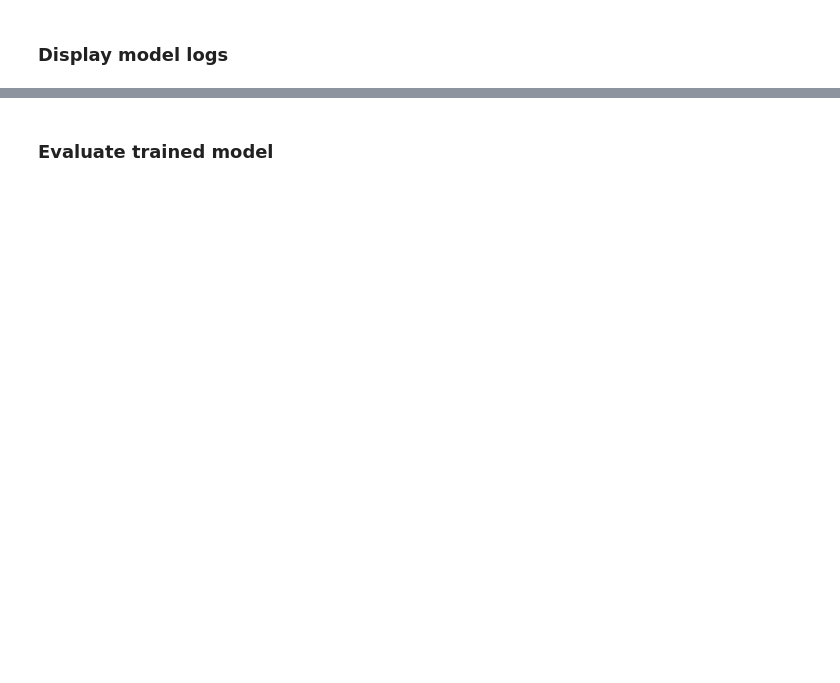
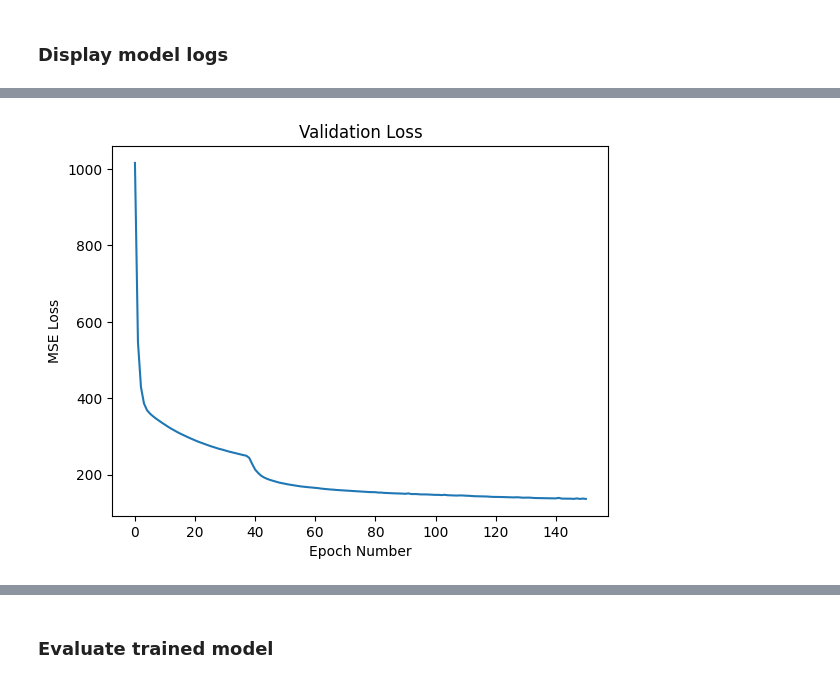
Before and after one commit to andrew7shen/neural_decoding, a Jupyter notebook: examples/multitask_example.ipynb, the cells around one changed output, grey strips where cells are left out. Saved outputs shown, nothing was run; the diff lists cells and outputs as text; code cells hidden in the pictures; blank space fills up the shorter version.

```diff
--- a/examples/multitask_example.ipynb
+++ b/examples/multitask_example.ipynb
@@ -348,0 +377,10 @@ Final Train R^2 Value: 0.5041063163321182
+# %%
+# Plot validation losses
+val_losses = trainer.callbacks[0].val_losses
+plt.title("Validation Loss")
+plt.xlabel("Epoch Number")
+plt.ylabel("MSE Loss")
+plt.plot(range(len(val_losses)), val_losses)
+plt.show()
+# %% [output]
+[figure, added]
```
Also changed, not shown: parts of 8 cells of this notebook.
